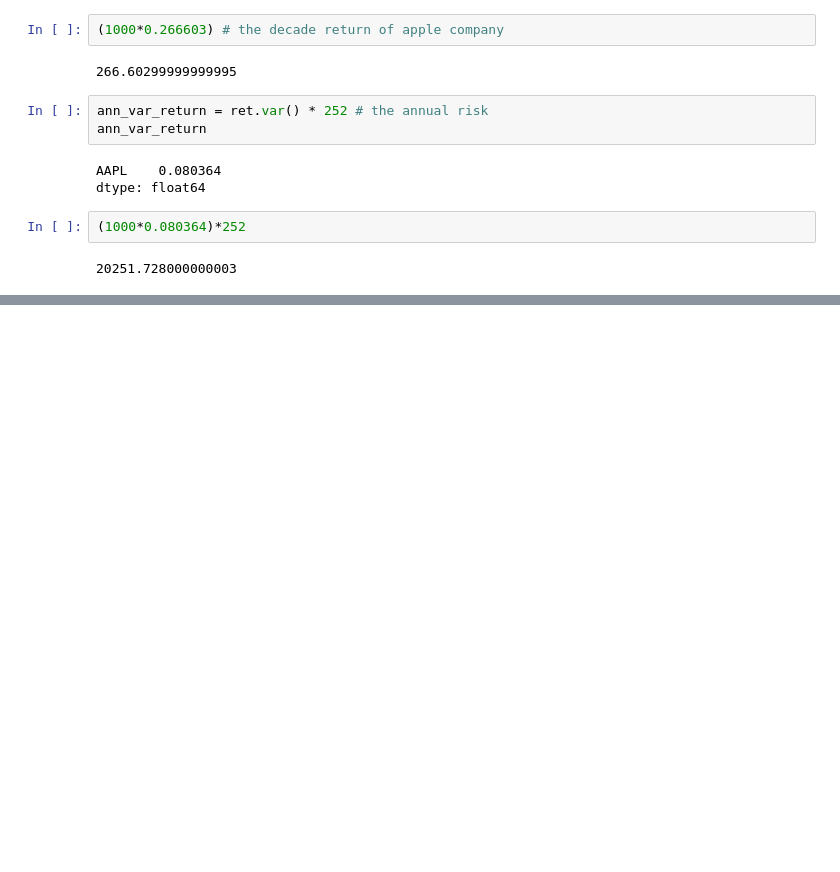
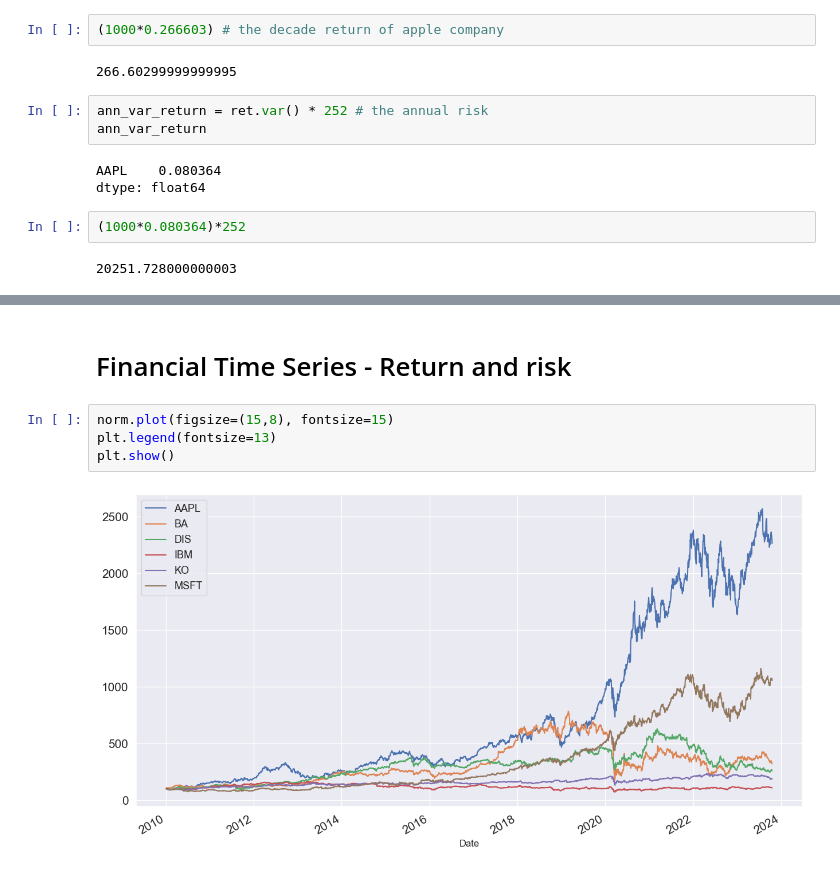
Before and after one commit to DheyaAlqaderi/TechnicalAnalysis-Gold-ML, a Jupyter notebook: Yahoo Finance practice/yahoo_finance.ipynb, the cells around one changed output, grey strips where cells are left out. Drawn from its saved outputs; the diff is of its cells as text; blank space fills up the shorter version.

Commit message:
#Financial Time Series - Return and risk

```diff
--- a/Yahoo Finance practice/yahoo_finance.ipynb
+++ b/Yahoo Finance practice/yahoo_finance.ipynb
@@ -695,0 +689,8 @@ dtype: float64
+# %% [markdown]
+# Financial Time Series - Return and risk
+# %%
+norm.plot(figsize=(15,8), fontsize=15)
+plt.legend(fontsize=13)
+plt.show()
+# %% [output]
+[figure, added]
```
Also changed, not shown: parts of 11 cells of this notebook.
